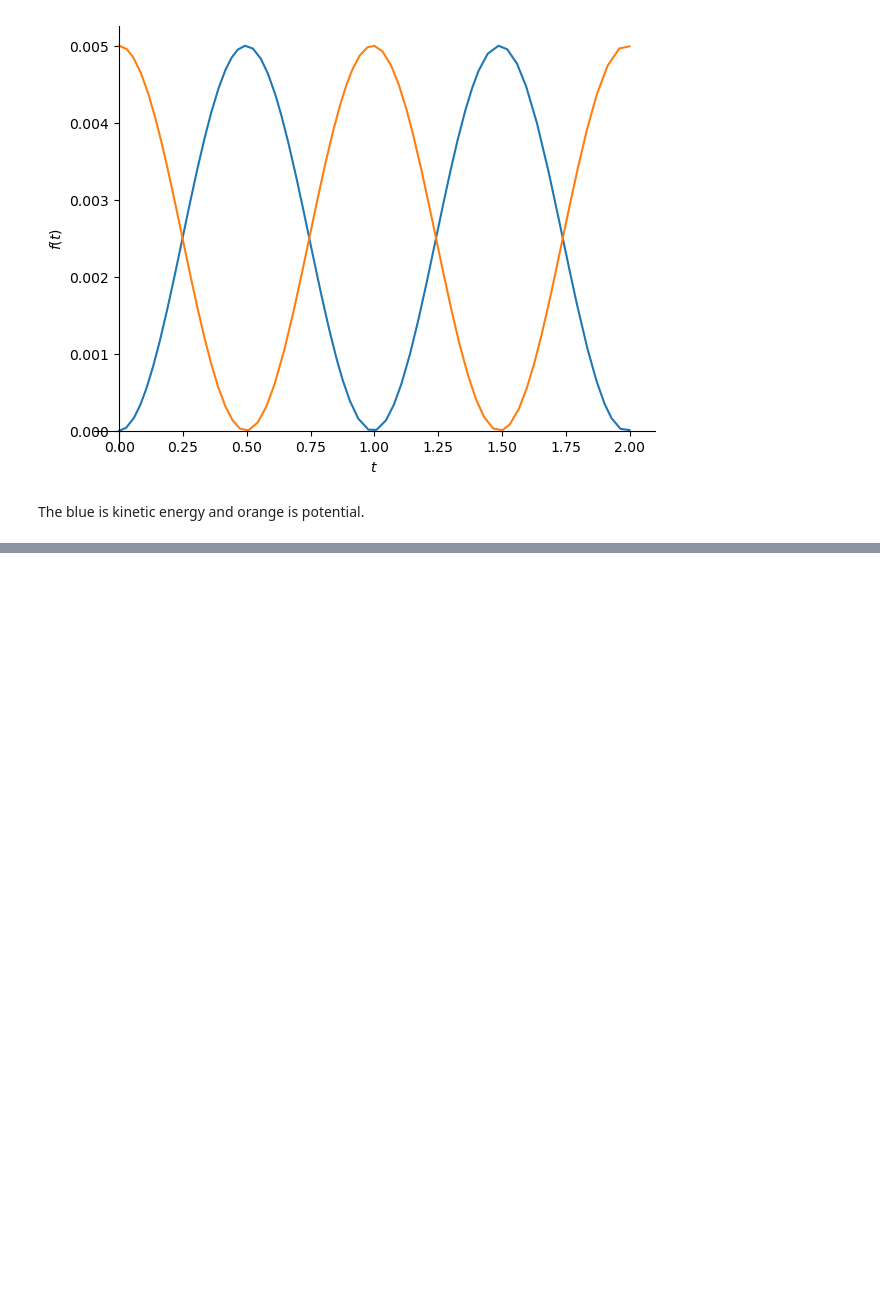
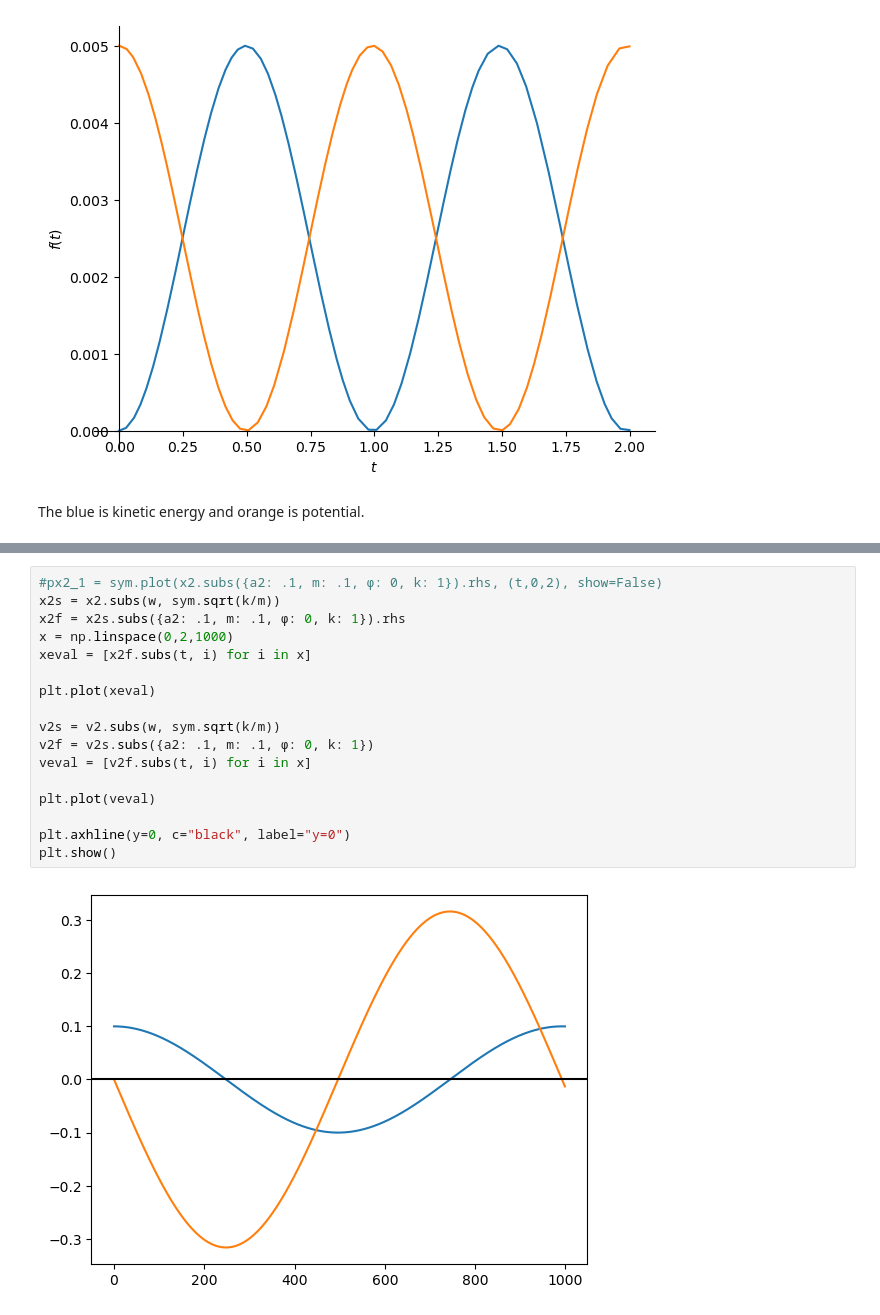
Before and after one commit to brinerk/LabsCapstone, a Jupyter notebook: Lab13/Lab13.ipynb, the cells around one changed output, grey strips where cells are left out. Drawn from its saved outputs; the diff is of its cells as text; blank space fills up the shorter version.

```diff
--- a/Lab13/Lab13.ipynb
+++ b/Lab13/Lab13.ipynb
@@ -165,0 +193,19 @@ The blue is kinetic energy and orange is potential.
+# %%
+#px2_1 = sym.plot(x2.subs({a2: .1, m: .1, ϕ: 0, k: 1}).rhs, (t,0,2), show=False)
+x2s = x2.subs(w, sym.sqrt(k/m))
+x2f = x2s.subs({a2: .1, m: .1, ϕ: 0, k: 1}).rhs
+x = np.linspace(0,2,1000)
+xeval = [x2f.subs(t, i) for i in x]
+
+plt.plot(xeval)
+
+v2s = v2.subs(w, sym.sqrt(k/m))
+v2f = v2s.subs({a2: .1, m: .1, ϕ: 0, k: 1})
+veval = [v2f.subs(t, i) for i in x]
+
+plt.plot(veval)
+
+plt.axhline(y=0, c="black", label="y=0")
+plt.show()
+# %% [output]
+[figure, added]
```
Also changed, not shown: parts of 9 cells of this notebook, 21 other files.
